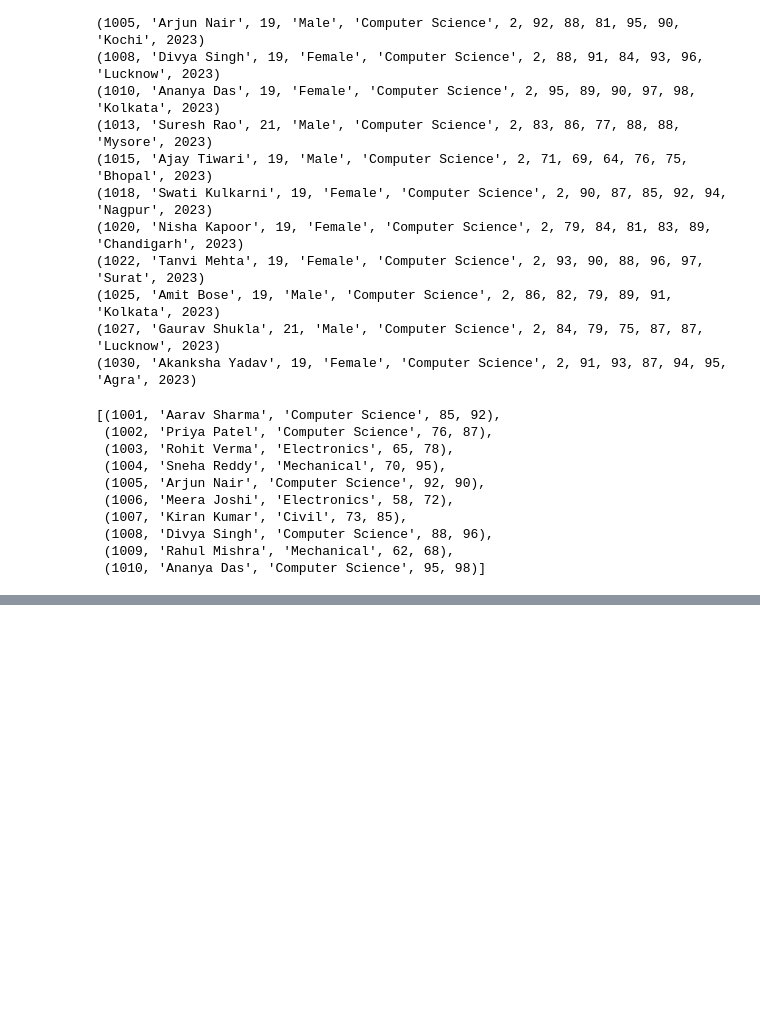
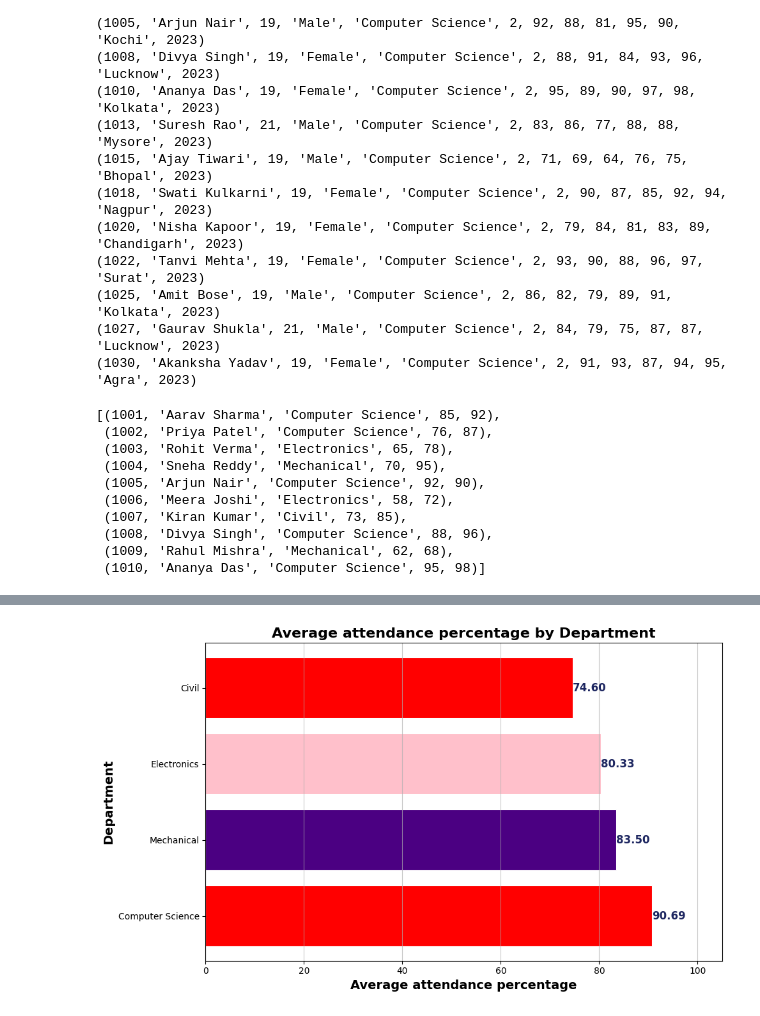
Before and after one commit to CH3MLON/Data_GenAI_training, a Jupyter notebook: day2/day2.ipynb, the cells around one changed output, grey strips where cells are left out. Saved outputs shown, nothing was run; the diff lists cells and outputs as text; code cells hidden in the pictures; blank space fills up the shorter version.

```diff
--- a/day2/day2.ipynb
+++ b/day2/day2.ipynb
@@ -83,0 +189,30 @@ result
+# %%
+from numpy import linalg
+chart1_sql="""
+select
+  department,
+  ROUND(AVG(attendance_percentage),2) AS avg_attendance
+  from students
+  group by department
+  order by avg_attendance desc
+
+"""
+chart1_data=pd.read_sql_query(chart1_sql,conn)
+fig,ax=plt.subplots(figsize=(10,6))
+bar_color=["red","indigo","pink"]
+bars=ax.barh(chart1_data["department"],chart1_data["avg_attendance"],color=bar_color,edgecolor="white",linewidth=0.8)
+
+for bar in bars:
+  width=bar.get_width()
+  ax.text(width,bar.get_y()+bar.get_height()/2,f"{width:.2f}",ha="left",va="center",fontsize=12,fontweight="bold",color="#1E2761")
+
+ax.set_title("Average attendance percentage by Department",fontsize=16,fontweight="bold")
+ax.set_xlabel("Average attendance percentage",fontsize=14,fontweight="bold")
+ax.set_ylabel("Department",fontsize=14,fontweight="bold")
+ax.set_xlim(0,105)
+ax.tick_params(axis="y",labelrotation=0)
+ax.grid(axis='x',linestyle='-',alpha=0.7)
+plt.tight_layout()
+plt.show()
+# %% [output]
+[figure, added]
```
Also changed, not shown: parts of 10 cells of this notebook.
